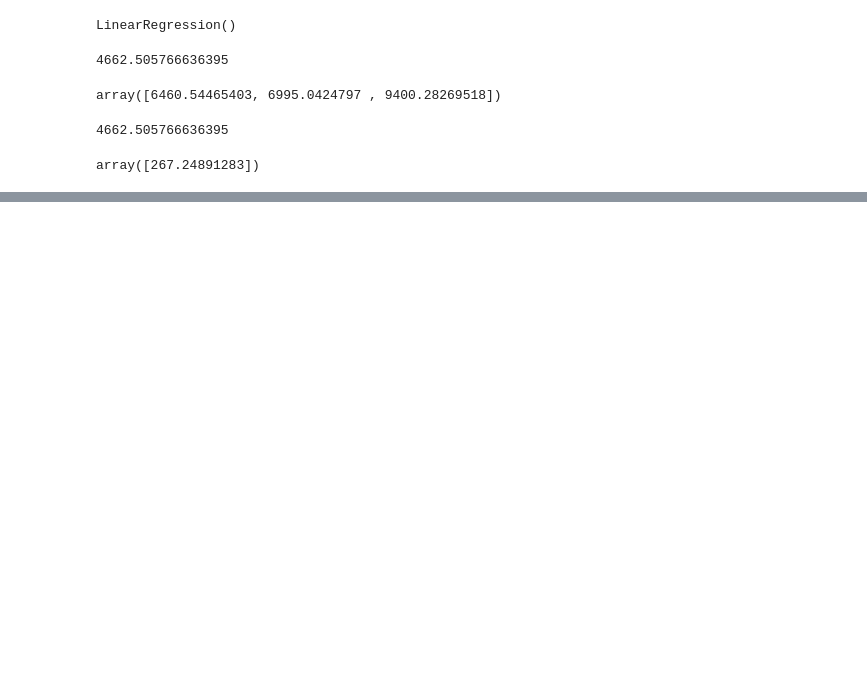
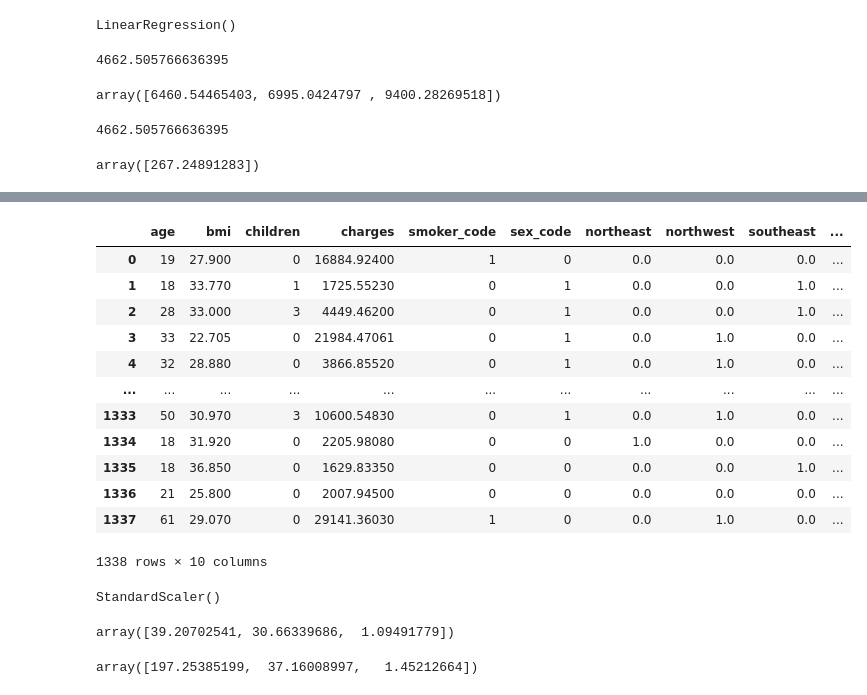
Before and after one commit to ahmadOlawale008/Machine-learning-projects, a Jupyter notebook: All Projects/LinearRegression.ipynb, the cells around one changed output, grey strips where cells are left out. Saved outputs shown, nothing was run; the diff lists cells and outputs as text; code cells hidden in the pictures; blank space fills up the shorter version.

```diff
--- a/All Projects/LinearRegression.ipynb
+++ b/All Projects/LinearRegression.ipynb
@@ -245,0 +256,3 @@ rmse(targets, predictions)
+# %%
+sex_values = {"female": 0, "male": 1}
+medical_data["sex_code"] = medical_data["sex"].map(sex_values)
@@ -245,0 +347,30 @@ rmse(targets, predictions)
+# %%
+medical_data.select_dtypes(np.number)
+# %% [output]
+|  | age | bmi | children | charges | smoker_code | sex_code | northeast | northwest | southeast | ... |
+| 0 | 19 | 27.900 | 0 | 16884.92400 | 1 | 0 | 0.0 | 0.0 | 0.0 | ... |
+| 1 | 18 | 33.770 | 1 | 1725.55230 | 0 | 1 | 0.0 | 0.0 | 1.0 | ... |
+| 2 | 28 | 33.000 | 3 | 4449.46200 | 0 | 1 | 0.0 | 0.0 | 1.0 | ... |
+| 3 | 33 | 22.705 | 0 | 21984.47061 | 0 | 1 | 0.0 | 1.0 | 0.0 | ... |
+| 4 | 32 | 28.880 | 0 | 3866.85520 | 0 | 1 | 0.0 | 1.0 | 0.0 | ... |
+| ... | ... | ... | ... | ... | ... | ... | ... | ... | ... | ... |
+| 1333 | 50 | 30.970 | 3 | 10600.54830 | 0 | 1 | 0.0 | 1.0 | 0.0 | ... |
+| 1334 | 18 | 31.920 | 0 | 2205.98080 | 0 | 0 | 1.0 | 0.0 | 0.0 | ... |
+| 1335 | 18 | 36.850 | 0 | 1629.83350 | 0 | 0 | 0.0 | 0.0 | 1.0 | ... |
+| 1336 | 21 | 25.800 | 0 | 2007.94500 | 0 | 0 | 0.0 | 0.0 | 0.0 | ... |
+| 1337 | 61 | 29.070 | 0 | 29141.36030 | 1 | 0 | 0.0 | 1.0 | 0.0 | ... |
+1338 rows × 10 columns
+# %%
+numerical_cols = ["age", "bmi", "children"]
+scaler = StandardScaler()
+scaler.fit(medical_data[numerical_cols])
+# %% [output]
+StandardScaler()
+# %%
+scaler.mean_
+# %% [output]
+array([39.20702541, 30.66339686,  1.09491779])
+# %%
+scaler.var_
+# %% [output]
+array([197.25385199,  37.16008997,   1.45212664])
```
Also changed, not shown: parts of 48 cells of this notebook, 1 other file.
